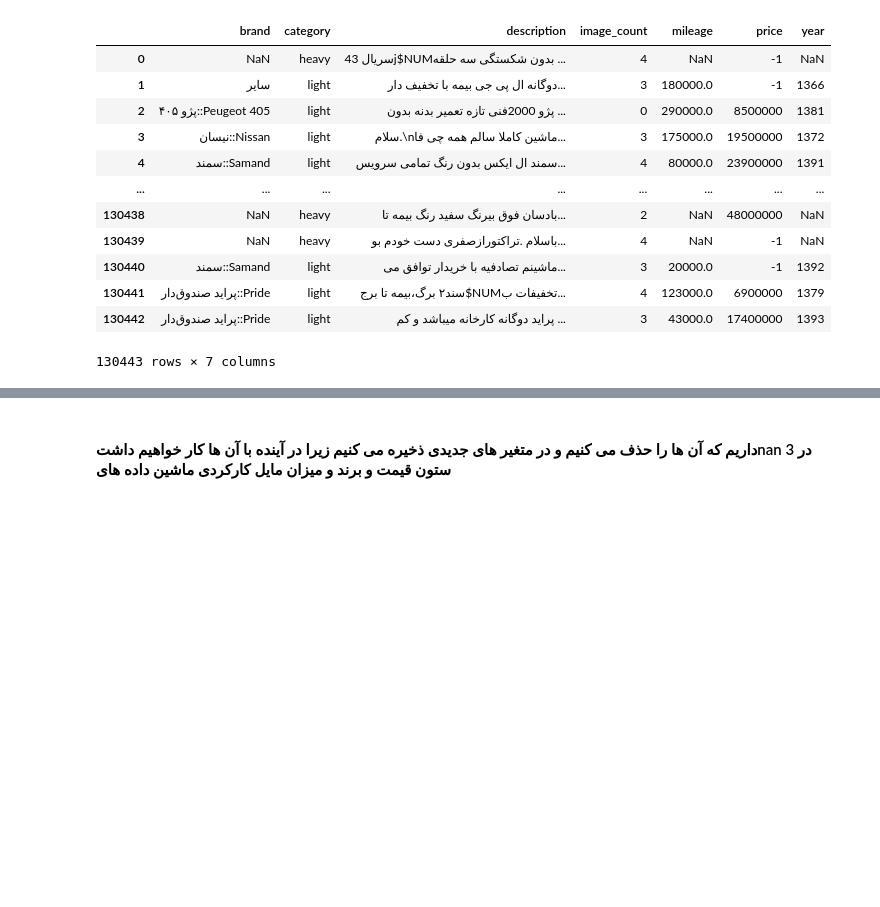
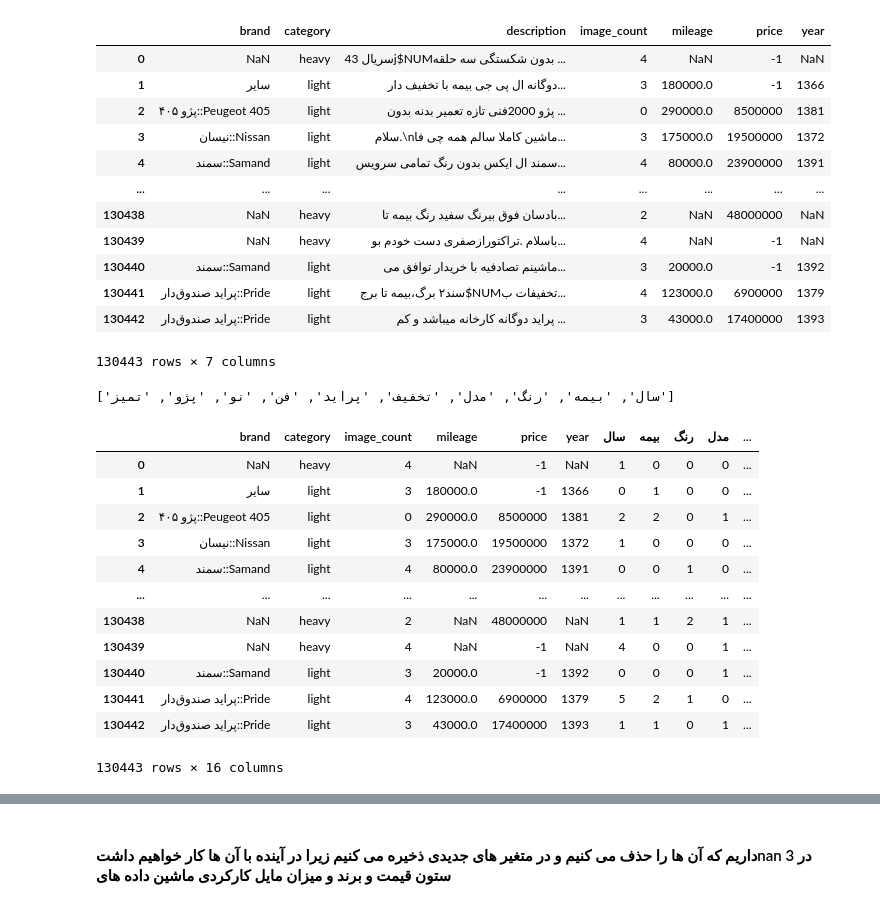
Before and after one commit to salsina/car-price-prediction-main-project-AI-CA3, a Jupyter notebook: Untitled.ipynb, the cells around one changed output, grey strips where cells are left out. Drawn from its saved outputs; the diff is of its cells as text; code cells hidden in the pictures; blank space fills up the shorter version.

```diff
--- a/Untitled.ipynb
+++ b/Untitled.ipynb
@@ -29,28 +29,24 @@ from hazm import *
 stopword_dict = {sw:0 for sw in stopwords_list()}
 stemmer = Stemmer()
 lemmatizer = Lemmatizer()
-tagger = POSTagger(model="resources/postagger.model")
 document = []
 i=0
 t = data[data['price']!= -1]
 for desc in t['description']:
+    if i == 30000:
+        break
     sentence = ""
     tokenized_sentence = word_tokenize(desc)
-    tokenized_sentence_tagged = tagger.tag(tokenized_sentence)
-    for word in tokenized_sentence_tagged:
-        if word[0] in  [':','؟','.',',','«','»','(',')','،','[',']','{','}','-','','؛', '\r', '\n']:
+    for word in tokenized_sentence:
+        if word in  [':','؟','.',',','«','»','(',')','،','[',']','{','}','-','','؛', '\r', '\n']:
             continue
-        if word[0] in stopword_dict:
+        if word in stopword_dict:
             continue
-        if word[1] in ['PUNC', 'P', 'V', 'NUM', 'ADV', 'CONJ', 'DET', 'Pe', 'PRO', 'POSTP', 'AJ']:
-            continue
-        w = stemmer.stem(word[0])
+        w = stemmer.stem(word)
         lemmitized_word = lemmatizer.lemmatize(w)
         sentence += lemmitized_word + " "
     document.append(sentence)
     i+=1
-    if i == 30000:
-        break
 # %%
 from sklearn.feature_extraction.text import CountVectorizer
 import collections
@@ -70,12 +66,40 @@ for i in range(len(count_vocab)):
 
 tmp = collections.OrderedDict(sorted(indexes.items(), reverse = True))
 
-tmp = dict(itertools.islice(tmp.items(), 50))
+tmp = dict(itertools.islice(tmp.items(), 10))
 
 most_recurrent_words = []
 for count in tmp:
     if tmp[count] in inv_map:
         most_recurrent_words.append(inv_map[tmp[count]])
+
+most_recurrent_words.append('تمیز')
+most_recurrent_words.pop(most_recurrent_words.index('لاستیک'))
+most_recurrent_words
+# %% [output]
+['سال', 'بیمه', 'رنگ', 'مدل', 'تخفیف', 'پراید', 'فن', 'نو', 'پژو', 'تمیز']
+# %%
+for word in most_recurrent_words:
+    repeats = []
+    for row in data['description']:
+        repeats.append(row.count(word))
+    data[word] = repeats
+del data['description']
+data
+# %% [output]
+|  | brand | category | image_count | mileage | price | year | سال | بیمه | رنگ | مدل | ... |
+| 0 | NaN | heavy | 4 | NaN | -1 | NaN | 1 | 0 | 0 | 0 | ... |
+| 1 | سایر | light | 3 | 180000.0 | -1 | 1366 | 0 | 1 | 0 | 0 | ... |
+| 2 | پژو ۴۰۵::Peugeot 405 | light | 0 | 290000.0 | 8500000 | 1381 | 2 | 2 | 0 | 1 | ... |
+| 3 | نیسان::Nissan | light | 3 | 175000.0 | 19500000 | 1372 | 1 | 0 | 0 | 0 | ... |
+| 4 | سمند::Samand | light | 4 | 80000.0 | 23900000 | 1391 | 0 | 0 | 1 | 0 | ... |
+| ... | ... | ... | ... | ... | ... | ... | ... | ... | ... | ... | ... |
+| 130438 | NaN | heavy | 2 | NaN | 48000000 | NaN | 1 | 1 | 2 | 1 | ... |
+| 130439 | NaN | heavy | 4 | NaN | -1 | NaN | 4 | 0 | 0 | 1 | ... |
+| 130440 | سمند::Samand | light | 3 | 20000.0 | -1 | 1392 | 0 | 0 | 0 | 1 | ... |
+| 130441 | پراید صندوق‌دار::Pride | light | 4 | 123000.0 | 6900000 | 1379 | 5 | 2 | 1 | 0 | ... |
+| 130442 | پراید صندوق‌دار::Pride | light | 3 | 43000.0 | 17400000 | 1393 | 1 | 1 | 0 | 1 | ... |
+130443 rows × 16 columns
 # %%
 data.isna().sum()
 # %% [output]
```
Also changed, not shown: parts of 13 cells of this notebook.
